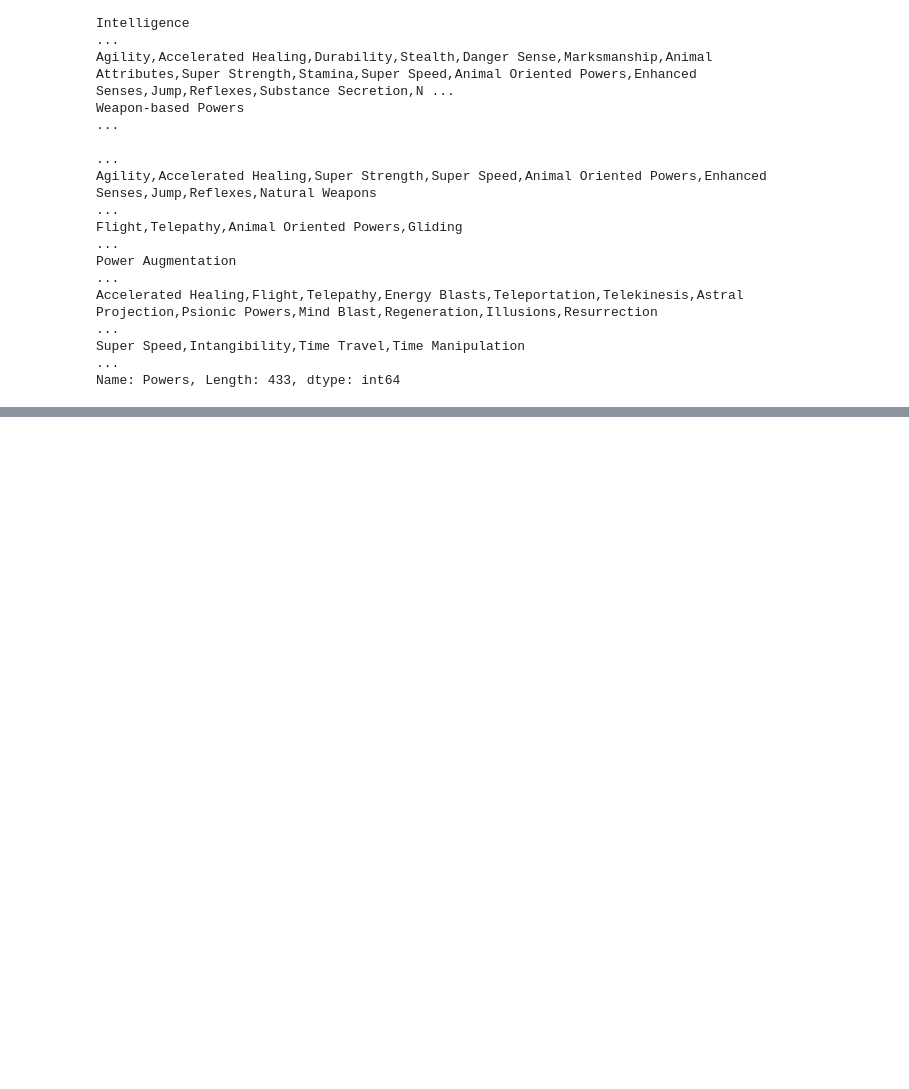
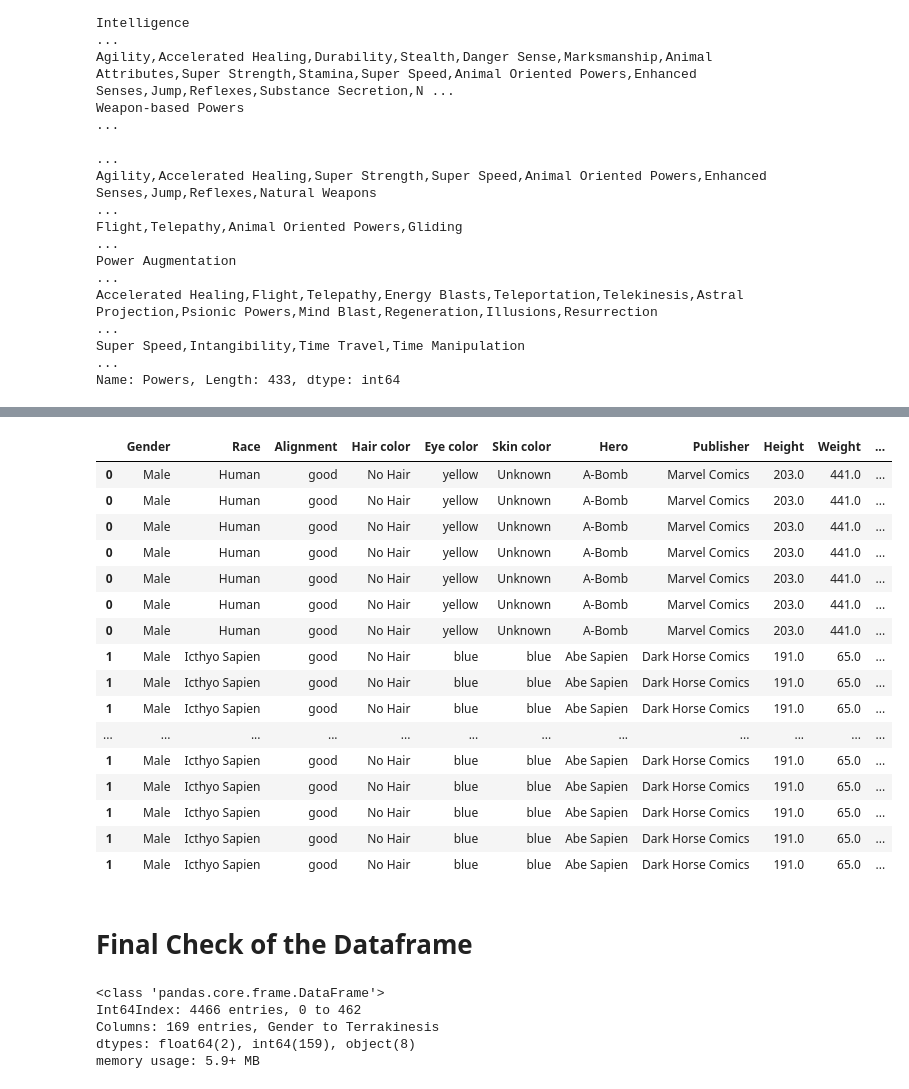
Before and after one commit to ericakitano/data-enrichment-week-14-core-assignment-2---Applying-Advanced-Transformations, a Jupyter notebook: Applying Advanced Transformations (Core).ipynb, the cells around one changed output, grey strips where cells are left out. Cells and saved outputs as stored; diff of their text form; code cells hidden in the pictures; blank space fills up the shorter version.

```diff
--- a/Applying Advanced Transformations (Core).ipynb
+++ b/Applying Advanced Transformations (Core).ipynb
@@ -212,0 +217,2 @@ Name: Weight, dtype: object
+# %%
+info['Weight'] = info['Weight'].astype(float)
@@ -366,5 +346,0 @@ cols_to_make = hero['Powers'].dropna().unique()
-# %%
-# create a new column for each of our unique values that are stored in cols_to_make
-for col in cols_to_make:
-    hero[col] = hero['Powers'].str.contains(col)
-hero.head()
@@ -383,0 +347,4 @@ preprocessor = make_column_transformer(ohe, ohe_cols)
+# %%
+# Split the values into separate rows
+hero['Powers'] = hero['Powers'].str.split(',')
+hero = hero.explode('Powers')
@@ -383,0 +367,3 @@ preprocessor = make_column_transformer(ohe, ohe_cols)
+# %%
+## saving the unique values from the 'Powers' column
+cols_to_make = hero['Powers'].unique()
@@ -383,0 +390,28 @@ preprocessor = make_column_transformer(ohe, ohe_cols)
+# %%
+## Filter ALL warnings
+import warnings
+warnings.filterwarnings('ignore')
+pd.set_option('display.max_columns', None)
+# create a new column for each of our unique values that are stored in cols_to_make
+# use .astype(int) to one-hot-encode (instead of displaying as Boolean)
+for col in cols_to_make:
+    hero[col] = hero['Powers'].str.contains(col).astype(int)
+hero.head(20)
+# %% [output]
+|  | Gender | Race | Alignment | Hair color | Eye color | Skin color | Hero | Publisher | Height | Weight | ... |
+| 0 | Male | Human | good | No Hair | yellow | Unknown | A-Bomb | Marvel Comics | 203.0 | 441.0 | ... |
+| 0 | Male | Human | good | No Hair | yellow | Unknown | A-Bomb | Marvel Comics | 203.0 | 441.0 | ... |
+| 0 | Male | Human | good | No Hair | yellow | Unknown | A-Bomb | Marvel Comics | 203.0 | 441.0 | ... |
+| 0 | Male | Human | good | No Hair | yellow | Unknown | A-Bomb | Marvel Comics | 203.0 | 441.0 | ... |
+| 0 | Male | Human | good | No Hair | yellow | Unknown | A-Bomb | Marvel Comics | 203.0 | 441.0 | ... |
+| 0 | Male | Human | good | No Hair | yellow | Unknown | A-Bomb | Marvel Comics | 203.0 | 441.0 | ... |
+| 0 | Male | Human | good | No Hair | yellow | Unknown | A-Bomb | Marvel Comics | 203.0 | 441.0 | ... |
+| 1 | Male | Icthyo Sapien | good | No Hair | blue | blue | Abe Sapien | Dark Horse Comics | 191.0 | 65.0 | ... |
+| 1 | Male | Icthyo Sapien | good | No Hair | blue | blue | Abe Sapien | Dark Horse Comics | 191.0 | 65.0 | ... |
+| 1 | Male | Icthyo Sapien | good | No Hair | blue | blue | Abe Sapien | Dark Horse Comics | 191.0 | 65.0 | ... |
+| ... | ... | ... | ... | ... | ... | ... | ... | ... | ... | ... | ... |
+| 1 | Male | Icthyo Sapien | good | No Hair | blue | blue | Abe Sapien | Dark Horse Comics | 191.0 | 65.0 | ... |
+| 1 | Male | Icthyo Sapien | good | No Hair | blue | blue | Abe Sapien | Dark Horse Comics | 191.0 | 65.0 | ... |
+| 1 | Male | Icthyo Sapien | good | No Hair | blue | blue | Abe Sapien | Dark Horse Comics | 191.0 | 65.0 | ... |
+| 1 | Male | Icthyo Sapien | good | No Hair | blue | blue | Abe Sapien | Dark Horse Comics | 191.0 | 65.0 | ... |
+| 1 | Male | Icthyo Sapien | good | No Hair | blue | blue | Abe Sapien | Dark Horse Comics | 191.0 | 65.0 | ... |
@@ -383,0 +422,10 @@ preprocessor = make_column_transformer(ohe, ohe_cols)
+# %% [markdown]
+# Final Check of the Dataframe
+# %%
+hero.info()
+# %% [output]
+<class 'pandas.core.frame.DataFrame'>
+Int64Index: 4466 entries, 0 to 462
+Columns: 169 entries, Gender to Terrakinesis
+dtypes: float64(2), int64(159), object(8)
+memory usage: 5.9+ MB
```
Also changed, not shown: parts of 30 cells of this notebook.
